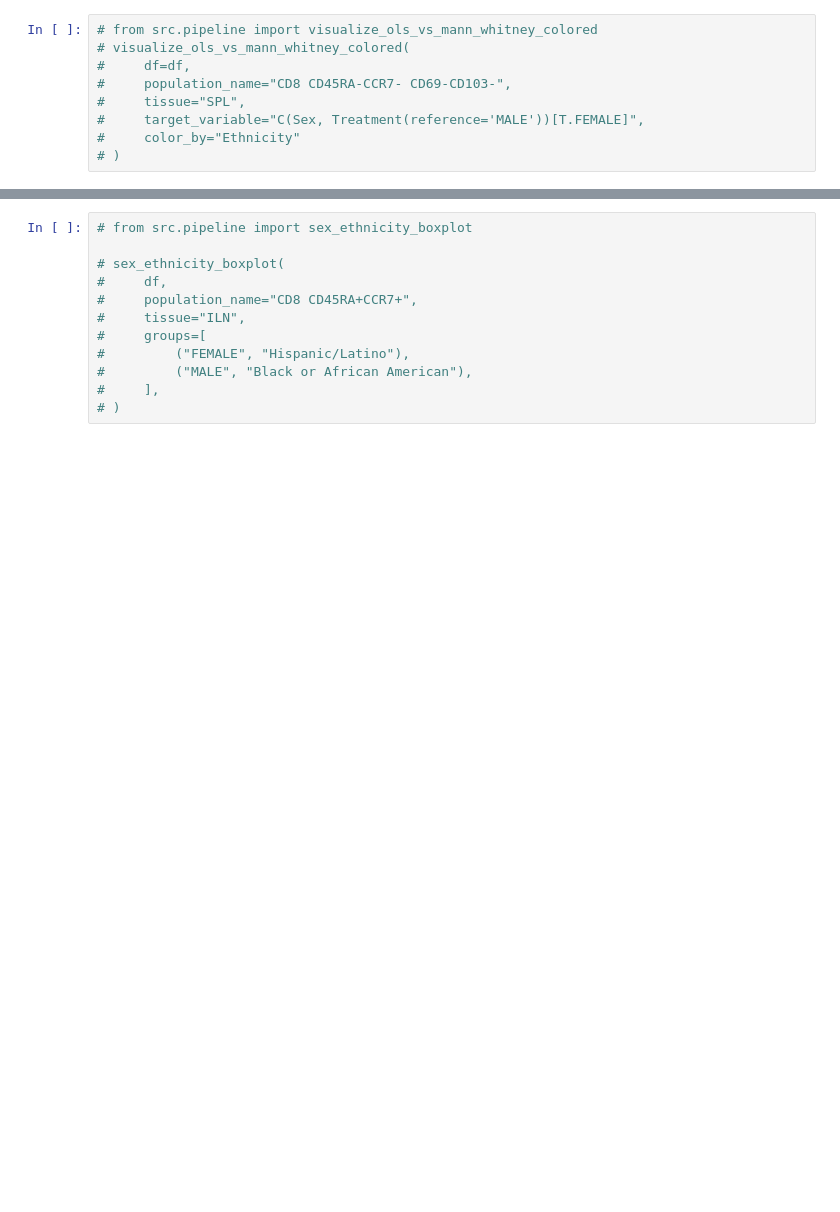
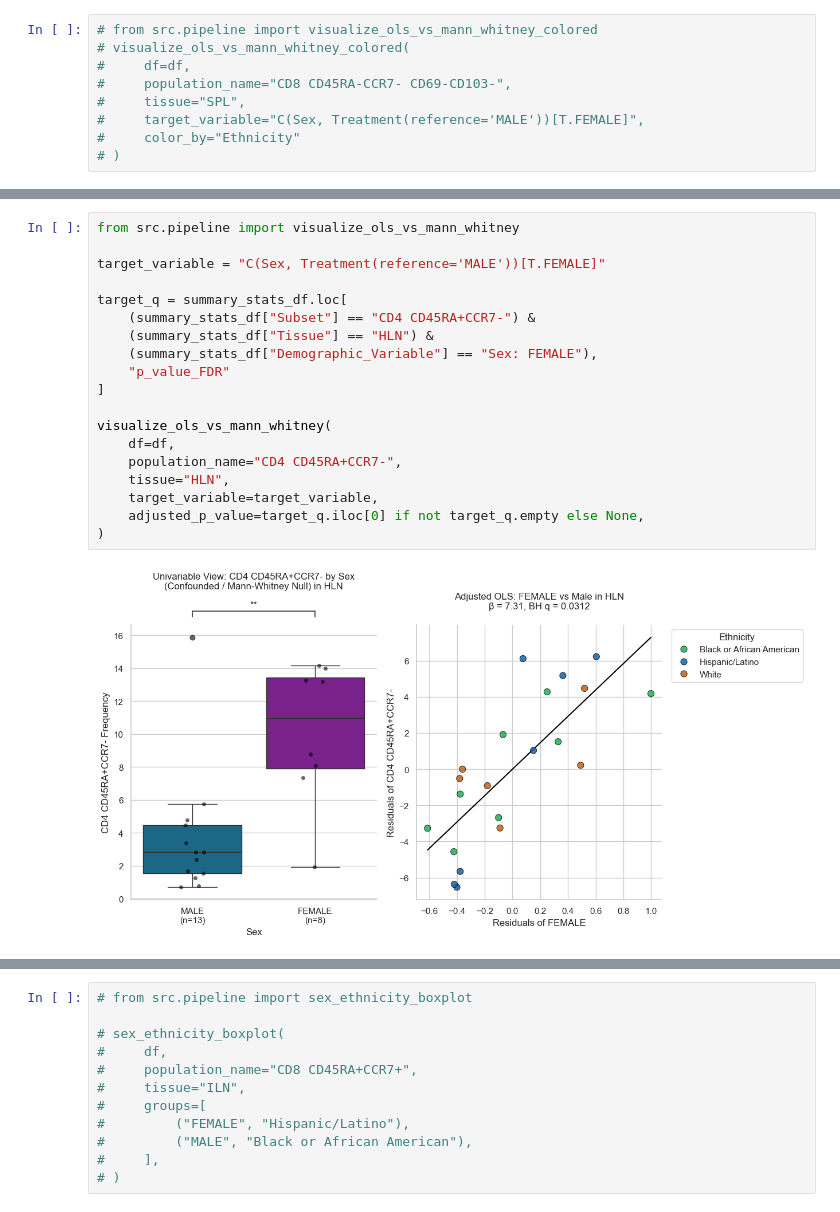
Before and after one commit to derekmesp/Donor-Integrative-Analysis, a Jupyter notebook: analysis_script.ipynb, the cells around one changed output, grey strips where cells are left out. Saved outputs shown, nothing was run; the diff lists cells and outputs as text; blank space fills up the shorter version.

```diff
--- a/analysis_script.ipynb
+++ b/analysis_script.ipynb
@@ -73,0 +102,21 @@ ols_summary(significant_hits)
+# %%
+from src.pipeline import visualize_ols_vs_mann_whitney
+
+target_variable = "C(Sex, Treatment(reference='MALE'))[T.FEMALE]"
+
+target_q = summary_stats_df.loc[
+    (summary_stats_df["Subset"] == "CD4 CD45RA+CCR7-") &
+    (summary_stats_df["Tissue"] == "HLN") &
+    (summary_stats_df["Demographic_Variable"] == "Sex: FEMALE"),
+    "p_value_FDR"
+]
+
+visualize_ols_vs_mann_whitney(
+    df=df,
+    population_name="CD4 CD45RA+CCR7-",
+    tissue="HLN",
+    target_variable=target_variable,
+    adjusted_p_value=target_q.iloc[0] if not target_q.empty else None,
+)
+# %% [output]
+[figure, added]
```
Also changed, not shown: parts of 11 cells of this notebook, 2 other files.
